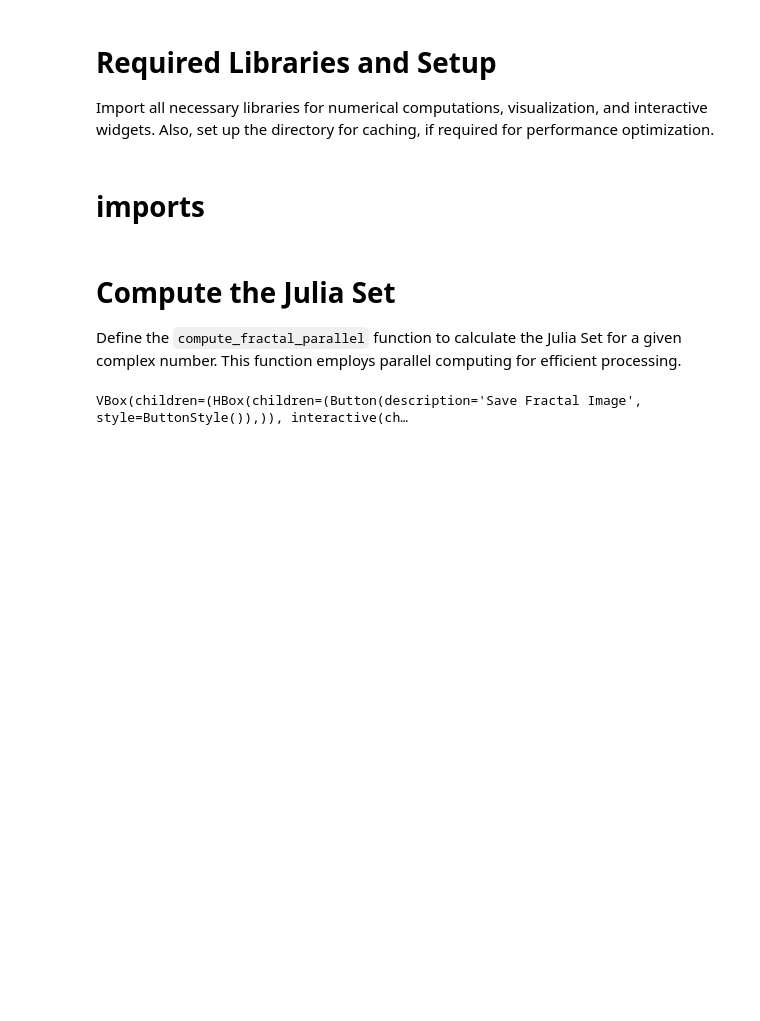
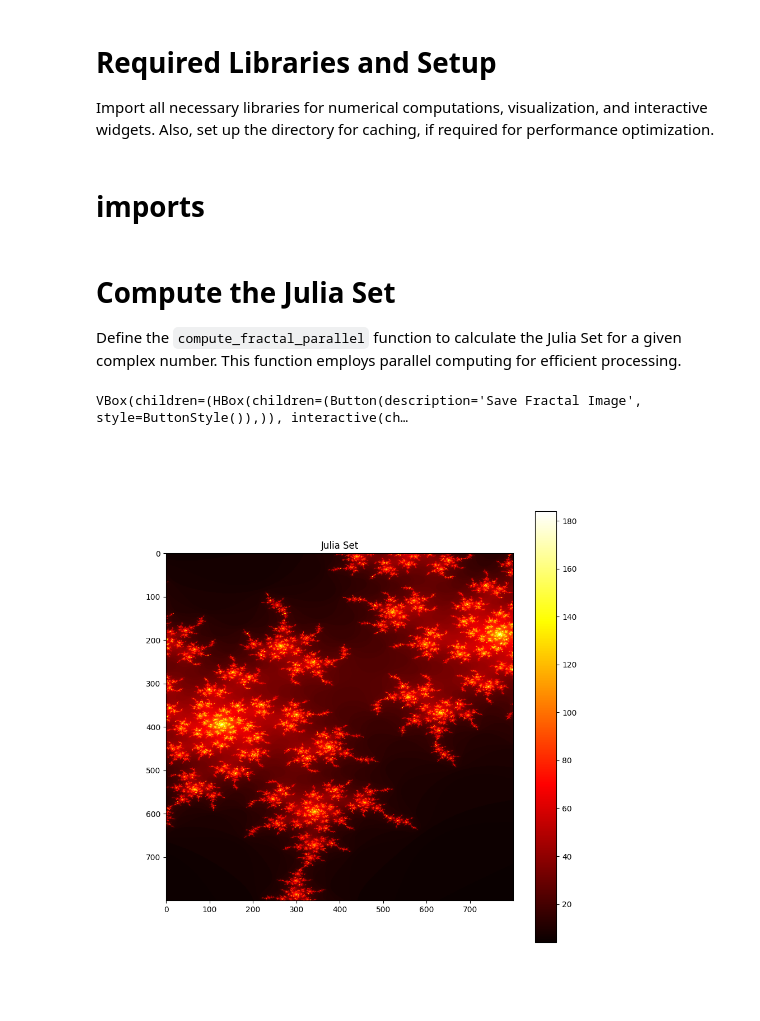
Before and after one commit to agreene90/Algo_Note_Books, a Jupyter notebook: DEMO/Julia_Set.ipynb, the cells around one changed output. Cells and saved outputs as stored; diff of their text form; code cells hidden in the pictures; blank space fills up the shorter version.

```diff
--- a/DEMO/Julia_Set.ipynb
+++ b/DEMO/Julia_Set.ipynb
@@ -107,3 +108,8 @@ interactive_ui = interactive(interactive_plot, c_real=c_real, c_imag=c_imag,
 display(VBox([HBox([save_button]), interactive_ui, output]))
 # %% [output]
 VBox(children=(HBox(children=(Button(description='Save Fractal Image', style=ButtonStyle()),)), interactive(ch…
+# %%
+# Display the saved fractal image
+display(Image(filename='/content/julia_set.png'))
+# %% [output]
+[figure, added]
```
Also changed, not shown: parts of 1 cell of this notebook.
